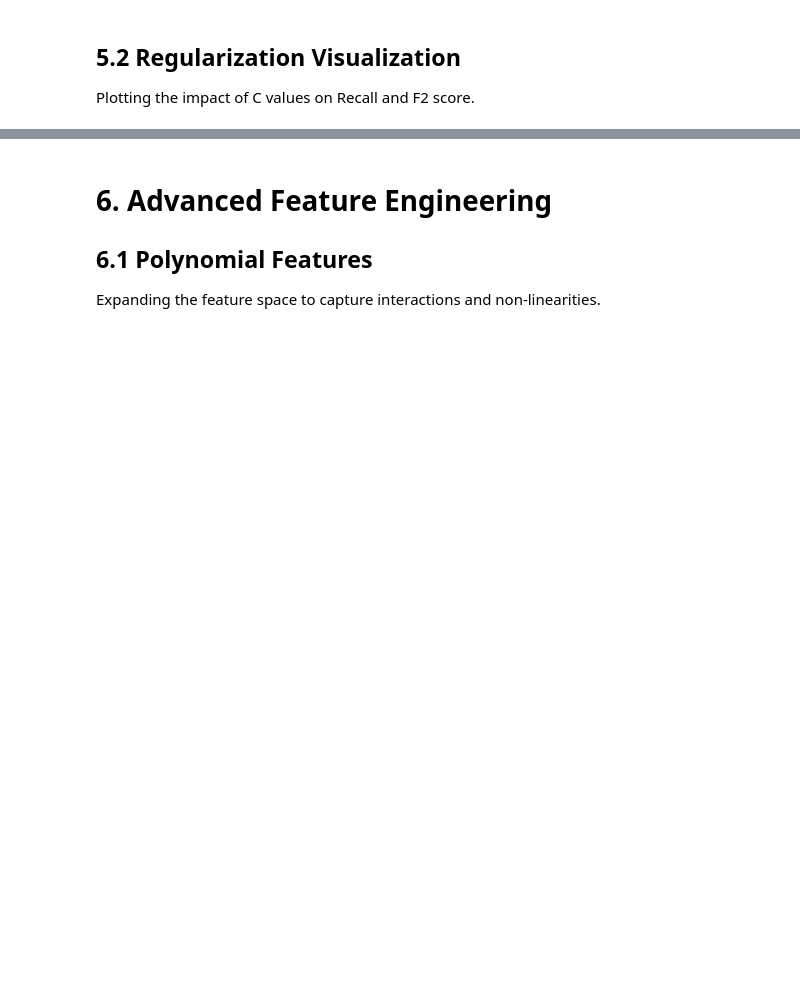
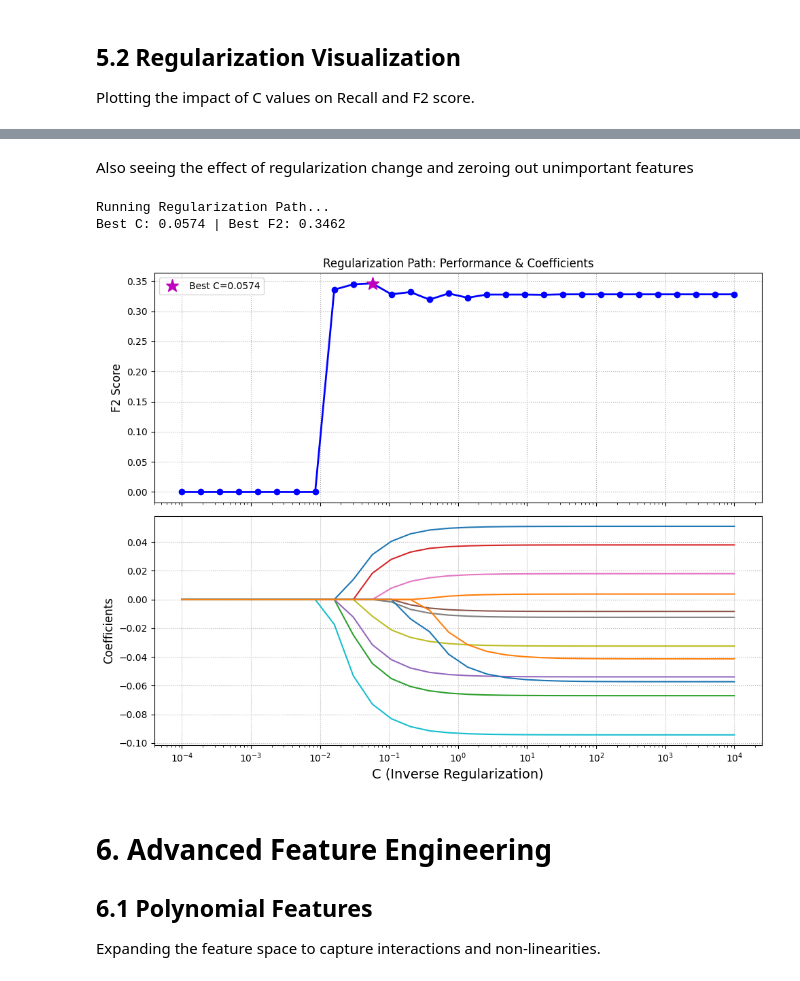
Before and after one commit to Antibodyy/La_Finale, a Jupyter notebook: Semiconductor Quality Control/Logistic_reg_testing/USE_THIS.ipynb, the cells around one changed output, grey strips where cells are left out. Saved outputs shown, nothing was run; the diff lists cells and outputs as text; code cells hidden in the pictures; blank space fills up the shorter version.

```diff
--- a/Semiconductor Quality Control/Logistic_reg_testing/USE_THIS.ipynb
+++ b/Semiconductor Quality Control/Logistic_reg_testing/USE_THIS.ipynb
@@ -11,12 +11,11 @@ import matplotlib.pyplot as plt
 from sklearn.model_selection import StratifiedKFold, cross_val_score, train_test_split, cross_validate
 from sklearn.linear_model import LogisticRegression
 from sklearn.preprocessing import StandardScaler, PolynomialFeatures
-from sklearn.metrics import make_scorer, fbeta_score, recall_score, precision_score, ConfusionMatrixDisplay, confusion_matrix
-from sklearn.compose import ColumnTransformer
+from sklearn.metrics import make_scorer, fbeta_score, recall_score, precision_score, ConfusionMatrixDisplay, accuracy_score
 from sklearn.pipeline import Pipeline
 
 # Configuration
-RANDOM_STATE = 1
+RANDOM_STATE = 35
 FOLDS = 4
 FILE_PATH = 'semiconductor_quality_control.csv'
 # %% [markdown]
@@ -188,3 +260,57 @@ plt.show()
+# %% [markdown]
+Also seeing the effect of regularization change and zeroing out unimportant features
+# %%
+# Define range of C values (Regularization Strength)
+Cs = np.logspace(-4, 4, 30)
+coefs = []
+f2_scores = []
+
+print("Running Regularization Path...")
+
+for C in Cs:
+    # Use L1 penalty (Lasso) to match Lab 5's feature selection style
+    model = LogisticRegression(penalty='l1', C=C, solver='liblinear', class_weight='balanced', random_state=1)
+    model.fit(x_train, y_train)
+
+    # Store coefficients and score
+    coefs.append(model.coef_[0])
+    y_pred = model.predict(x_test)
+    f2_scores.append(fbeta_score(y_test, y_pred, beta=2))
+
+coefs = np.array(coefs)
+f2_scores = np.array(f2_scores)
+
+# Find Best C (cstar)
+best_idx = np.argmax(f2_scores)
+best_C = Cs[best_idx]
+best_f2 = f2_scores[best_idx]
+best_coefs = coefs[best_idx]
+
+print(f"Best C: {best_C:.4f} | Best F2: {best_f2:.4f}")
+
+# --- PLOT: Regularization Path ---
+fig, ax = plt.subplots(figsize=(10, 8), nrows=2, sharex=True)
+
+# Top Subplot: Performance vs C
+ax[0].semilogx(Cs, f2_scores, 'o-', color='b', linewidth=2)
+ax[0].semilogx(best_C, best_f2, '*', color='m', markersize=14, label=f'Best C={best_C:.4f}')
+ax[0].set_ylabel('F2 Score', fontsize=12)
+ax[0].grid(linestyle=':')
+ax[0].legend()
+ax[0].set_title('Regularization Path: Performance & Coefficients')
+
+# Bottom Subplot: Coefficients vs C
+ax[1].semilogx(Cs, coefs)
+ax[1].set_xlabel('C (Inverse Regularization)', fontsize=14)
+ax[1].set_ylabel('Coefficients', fontsize=12)
+ax[1].grid(linestyle=':')
+
+plt.tight_layout()
+plt.show()
+# %% [output]
+Running Regularization Path...
+Best C: 0.0574 | Best F2: 0.3462
+[figure, added]
 # %% [markdown]
 # 6. Advanced Feature Engineering
 ## 6.1 Polynomial Features
```
Also changed, not shown: parts of 12 cells of this notebook, 1 other file.
